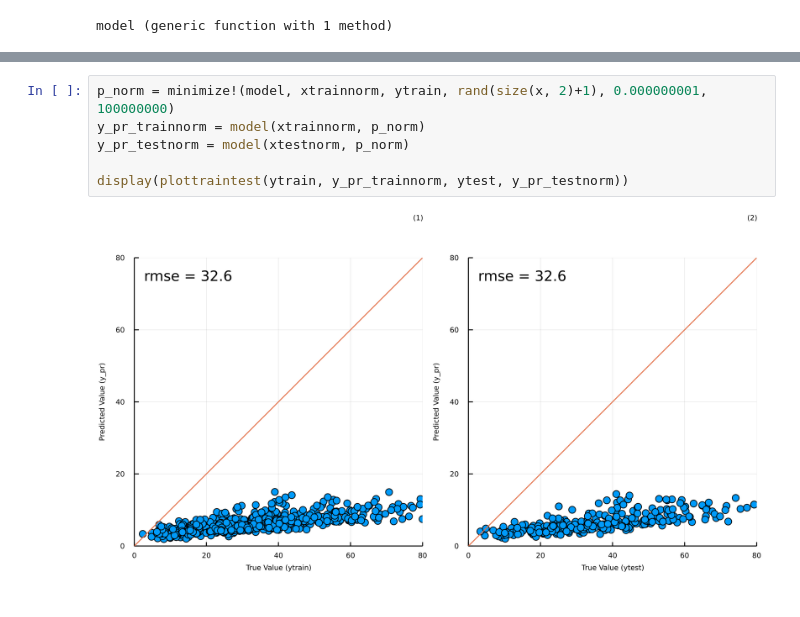
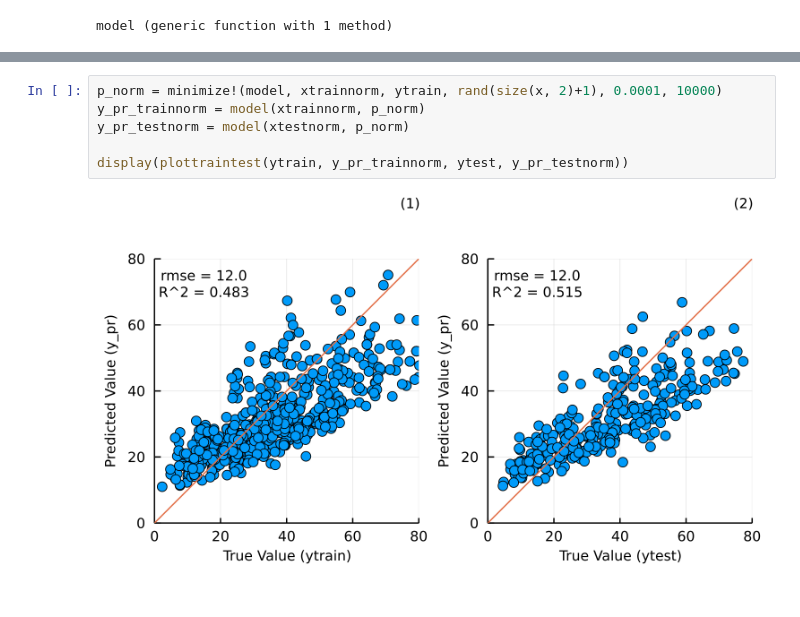
Before and after one commit to uiceds/cee-492-term-project-fall-2022-team-online, a Jupyter notebook: reference/3- Linear Regression/try.ipynb, the cells around one changed output, grey strips where cells are left out. Cells and saved outputs as stored; diff of their text form.

```diff
--- a/reference/3- Linear Regression/try.ipynb
+++ b/reference/3- Linear Regression/try.ipynb
@@ -120,11 +128,11 @@ display(plottraintest(ytrain, y_pr_train, ytest, y_pr_test))
 # %%
-p_norm = minimize!(model, xtrainnorm, ytrain, rand(size(x, 2)+1), 0.000000001, 100000000)
+p_norm = minimize!(model, xtrainnorm, ytrain, rand(size(x, 2)+1), 0.0001, 10000)
 y_pr_trainnorm = model(xtrainnorm, p_norm)
 y_pr_testnorm = model(xtestnorm, p_norm)
 
 display(plottraintest(ytrain, y_pr_trainnorm, ytest, y_pr_testnorm))
 # %% [output]
-[figure, old version]
+[figure, new version]
 # %%
 dfp = CSV.read(joinpath(dirname(@__FILE__), "Regression.csv"), DataFrame)
 ppp = Matrix(dfp)[:]
```
Also changed, not shown: parts of 4 cells of this notebook, 4 other files.
